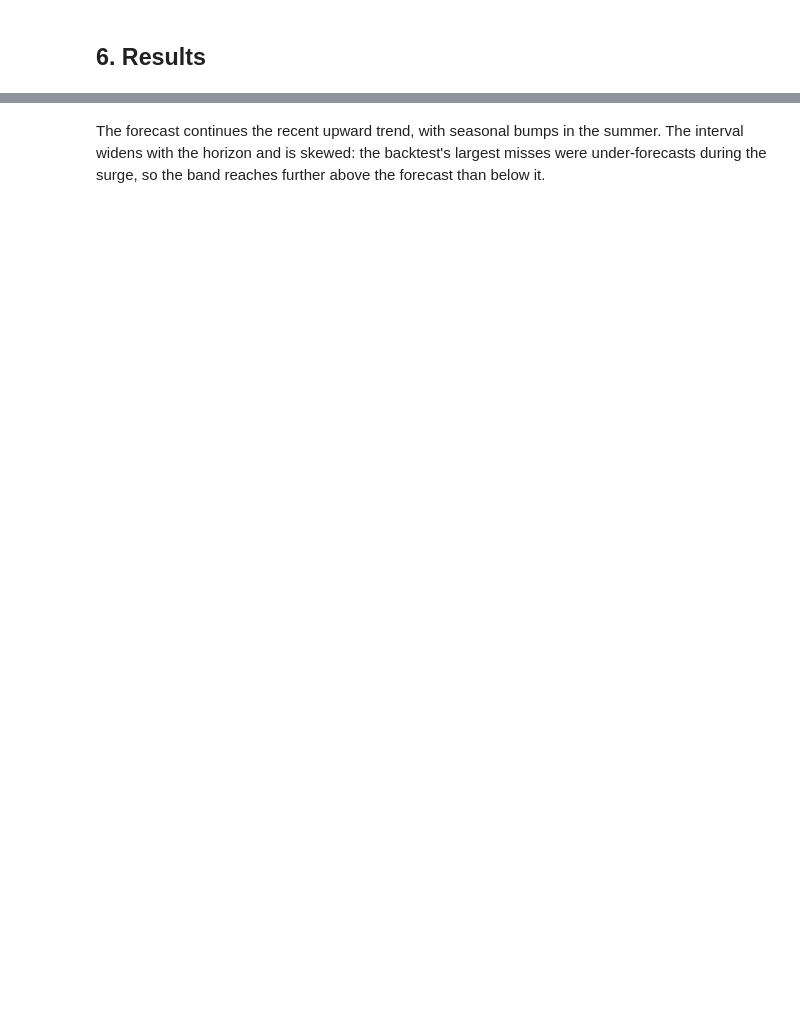
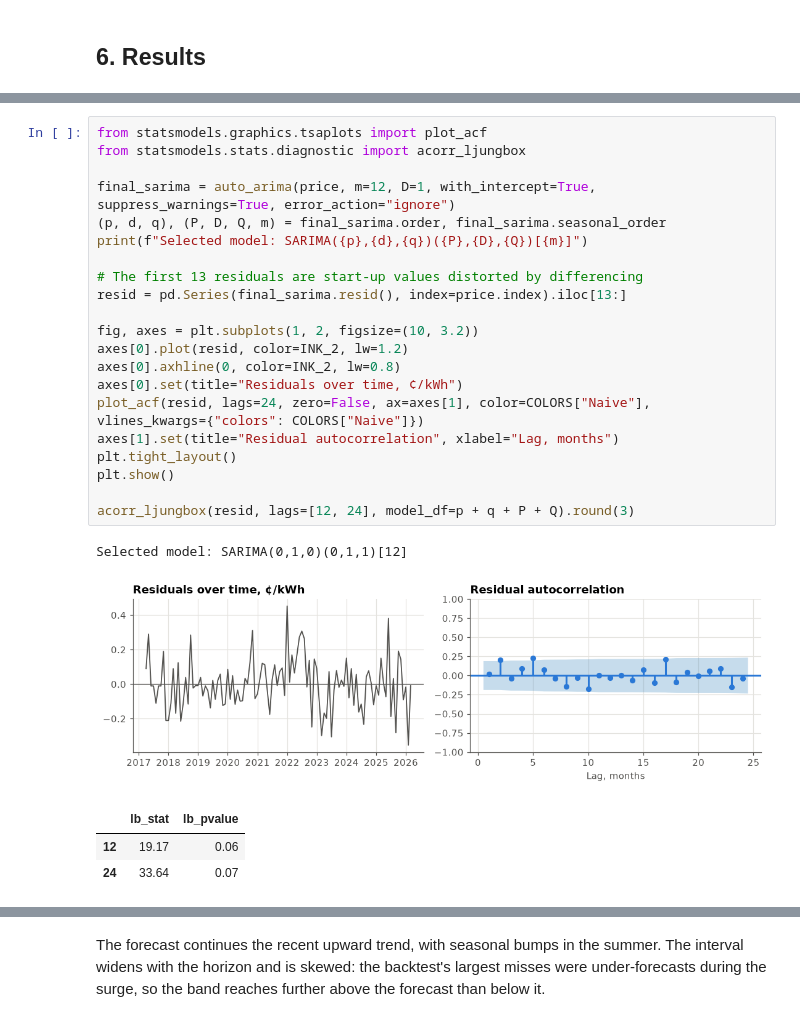
Before and after one commit to morinmro/msda-portfolio, a Jupyter notebook: ai-assisted/electricity-price-forecast/electricity_price_forecast.ipynb, the cells around one changed output, grey strips where cells are left out. Drawn from its saved outputs; the diff is of its cells as text; blank space fills up the shorter version.

```diff
--- a/ai-assisted/electricity-price-forecast/electricity_price_forecast.ipynb
+++ b/ai-assisted/electricity-price-forecast/electricity_price_forecast.ipynb
@@ -303,0 +343,27 @@ Most of the error comes from forecasts made just before or during the 2021–22
+# %%
+from statsmodels.graphics.tsaplots import plot_acf
+from statsmodels.stats.diagnostic import acorr_ljungbox
+
+final_sarima = auto_arima(price, m=12, D=1, with_intercept=True, suppress_warnings=True, error_action="ignore")
+(p, d, q), (P, D, Q, m) = final_sarima.order, final_sarima.seasonal_order
+print(f"Selected model: SARIMA({p},{d},{q})({P},{D},{Q})[{m}]")
+
+# The first 13 residuals are start-up values distorted by differencing
+resid = pd.Series(final_sarima.resid(), index=price.index).iloc[13:]
+
+fig, axes = plt.subplots(1, 2, figsize=(10, 3.2))
+axes[0].plot(resid, color=INK_2, lw=1.2)
+axes[0].axhline(0, color=INK_2, lw=0.8)
+axes[0].set(title="Residuals over time, ¢/kWh")
+plot_acf(resid, lags=24, zero=False, ax=axes[1], color=COLORS["Naive"], vlines_kwargs={"colors": COLORS["Naive"]})
+axes[1].set(title="Residual autocorrelation", xlabel="Lag, months")
+plt.tight_layout()
+plt.show()
+
+acorr_ljungbox(resid, lags=[12, 24], model_df=p + q + P + Q).round(3)
+# %% [output]
+Selected model: SARIMA(0,1,0)(0,1,1)[12]
+[figure, added]
+|  | lb_stat | lb_pvalue |
+| 12 | 19.17 | 0.06 |
+| 24 | 33.64 | 0.07 |
```
Also changed, not shown: parts of 24 cells of this notebook, 4 other files.
